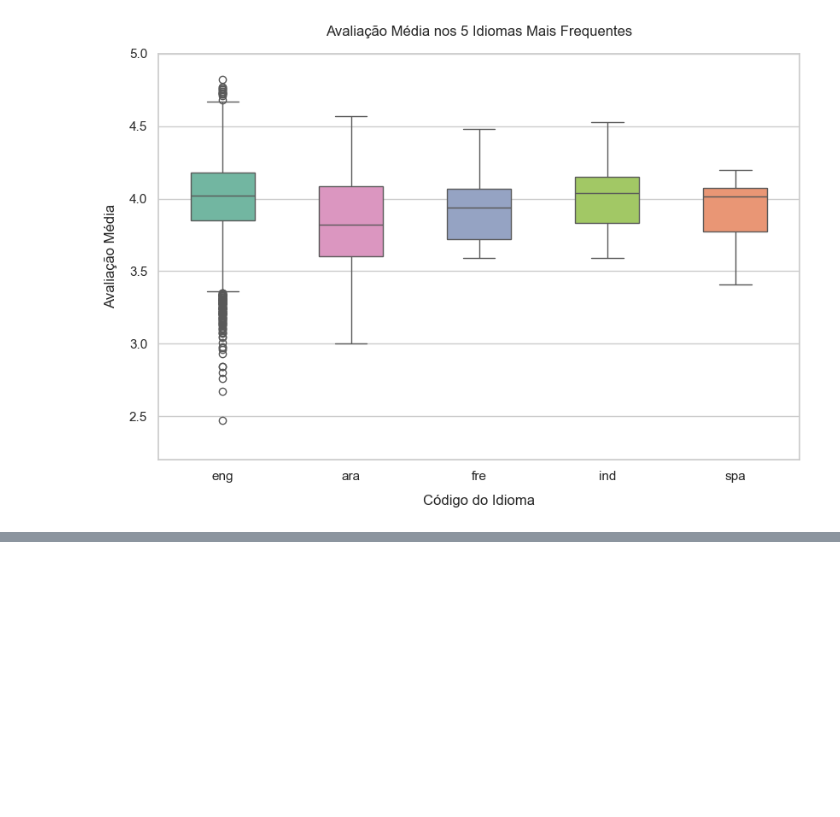
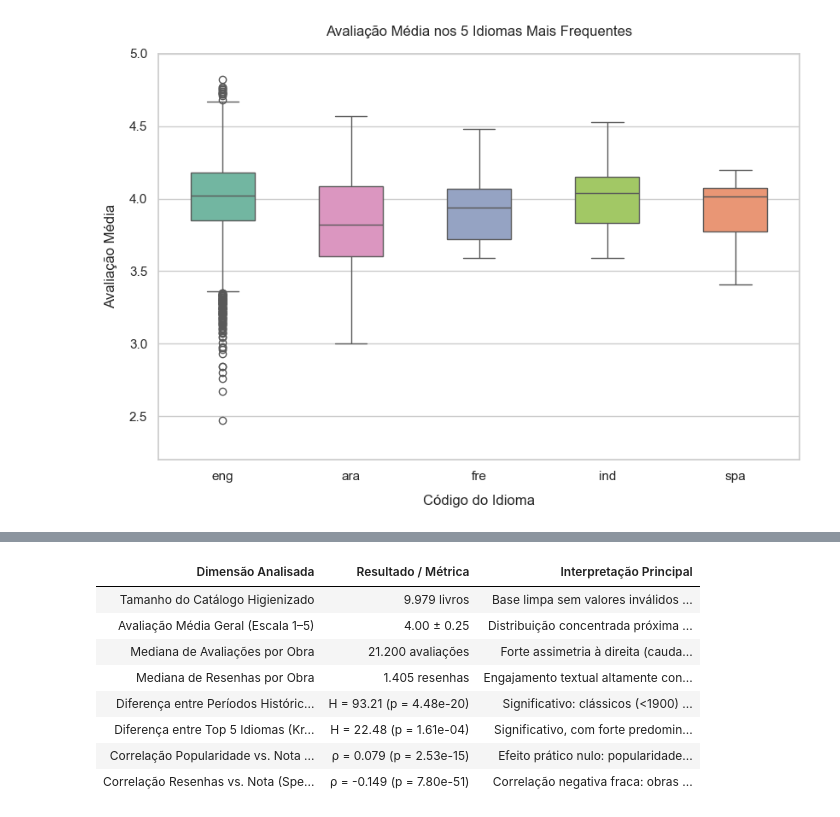
Before and after one commit to PazzottoKyo/goodreads-eda-analysis, a Jupyter notebook: py_notebooks/01_exploratory_data_analysis.ipynb, the cells around one changed output, grey strips where cells are left out. Saved outputs shown, nothing was run; the diff lists cells and outputs as text; code cells hidden in the pictures; blank space fills up the shorter version.

```diff
--- a/py_notebooks/01_exploratory_data_analysis.ipynb
+++ b/py_notebooks/01_exploratory_data_analysis.ipynb
@@ -266,0 +473,45 @@ plt.show()
+# %%
+resumo_executivo = pd.DataFrame({
+    "Dimensão Analisada": [
+        "Tamanho do Catálogo Higienizado",
+        "Avaliação Média Geral (Escala 1–5)",
+        "Mediana de Avaliações por Obra",
+        "Mediana de Resenhas por Obra",
+        "Diferença entre Períodos Históricos (Kruskal-Wallis)",
+        "Diferença entre Top 5 Idiomas (Kruskal-Wallis)",
+        "Correlação Popularidade vs. Nota (Spearman)",
+        "Correlação Resenhas vs. Nota (Spearman)"
+    ],
+    "Resultado / Métrica": [
+        f"{len(df_clean):,} livros".replace(",", "."),
+        f"{df_clean['average_rating'].mean():.2f} ± {df_clean['average_rating'].std():.2f}",
+        f"{df_clean['ratings_count'].median():,.0f} avaliações".replace(",", "."),
+        f"{df_clean['work_text_reviews_count'].median():,.0f} resenhas".replace(",", "."),
+        f"H = {stat_periodo:.2f} (p = {p_periodo:.2e})",
+        f"H = {stat_idioma:.2f} (p = {p_idioma:.2e})",
+        f"ρ = {rho_ratings:.3f} (p = {p_ratings:.2e})",
+        f"ρ = {rho_reviews:.3f} (p = {p_reviews:.2e})"
+    ],
+    "Interpretação Principal": [
+        "Base limpa sem valores inválidos ou anos inconsistentes",
+        "Distribuição concentrada próxima a 4,0 estrelas",
+        "Forte assimetria à direita (cauda longa)",
+        "Engajamento textual altamente concentrado em best-sellers",
+        "Significativo: clássicos (<1900) têm notas superiores",
+        "Significativo, com forte predominância da língua inglesa",
+        "Efeito prático nulo: popularidade não eleva a nota média",
+        "Correlação negativa fraca: obras polêmicas geram mais debate"
+    ]
+})
+
+resumo_executivo.style.hide(axis = "index").set_properties(**{"text-align": "left"})
+# %% [output]
+| Dimensão Analisada | Resultado / Métrica | Interpretação Principal |
+| Tamanho do Catálogo Higienizado | 9.979 livros | Base limpa sem valores inválidos ... |
+| Avaliação Média Geral (Escala 1–5) | 4.00 ± 0.25 | Distribuição concentrada próxima ... |
+| Mediana de Avaliações por Obra | 21.200 avaliações | Forte assimetria à direita (cauda... |
+| Mediana de Resenhas por Obra | 1.405 resenhas | Engajamento textual altamente con... |
+| Diferença entre Períodos Históric... | H = 93.21 (p = 4.48e-20) | Significativo: clássicos (<1900) ... |
+| Diferença entre Top 5 Idiomas (Kr... | H = 22.48 (p = 1.61e-04) | Significativo, com forte predomin... |
+| Correlação Popularidade vs. Nota ... | ρ = 0.079 (p = 2.53e-15) | Efeito prático nulo: popularidade... |
+| Correlação Resenhas vs. Nota (Spe... | ρ = -0.149 (p = 7.80e-51) | Correlação negativa fraca: obras ... |
```
Also changed, not shown: parts of 12 cells of this notebook, 2 other files.
